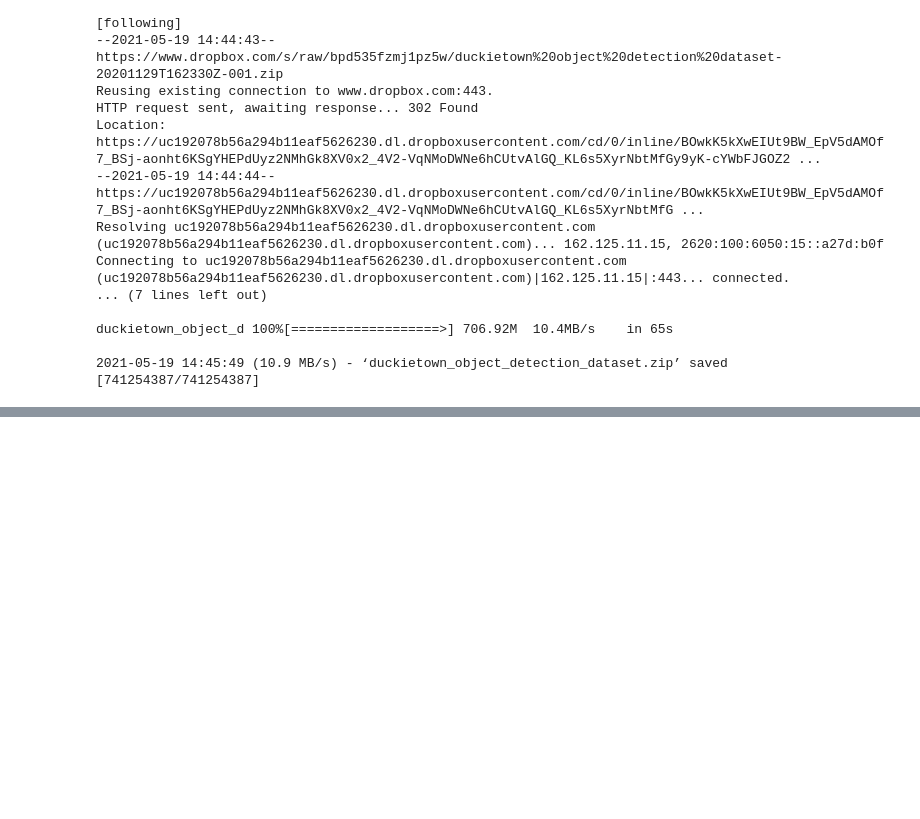
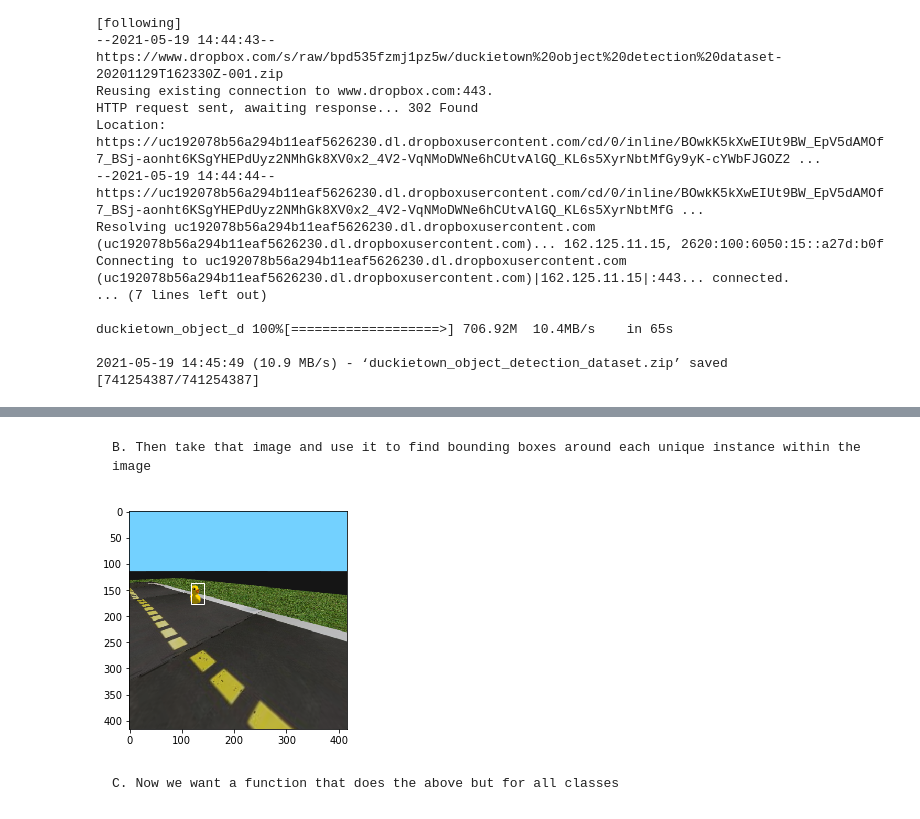
Before and after one commit to olivier-2018/dt-exercises, a Jupyter notebook: mooc-object-detection/solution/02-Setup-Data-Collection/setup.ipynb, the cells around one changed output, grey strips where cells are left out. Cells and saved outputs as stored; diff of their text form; code cells hidden in the pictures; blank space fills up the shorter version.

```diff
--- a/mooc-object-detection/solution/02-Setup-Data-Collection/setup.ipynb
+++ b/mooc-object-detection/solution/02-Setup-Data-Collection/setup.ipynb
@@ -276,0 +291,37 @@ TODO: insert function definition
+# %% [markdown]
+    B. Then take that image and use it to find bounding boxes around each unique instance within the image
+# %%
+def find_all_bboxes(mask):
+    gray = mask.astype("uint8")
+    gray[mask == True] = 255
+    gray[mask == False] = 0
+
+    contours, hierarchy = cv2.findContours(gray, cv2.RETR_TREE, cv2.CHAIN_APPROX_SIMPLE)[-2:]
+
+    boxes = []
+    for index, cnt in enumerate(contours):
+        if hierarchy[0,index,3] != -1:
+            continue
+
+        x, y, w, h = cv2.boundingRect(cnt)
+        boxes.append([x,y,w+x,h+y])
+
+    boxes = np.array(boxes)
+
+    return boxes
+# %%
+def show_image_with_boxes(img, boxes):
+    import matplotlib.patches as patches
+    fig, ax = plt.subplots()
+    ax.imshow(img)
+    for box in boxes:
+        rect = patches.Rectangle((box[0], box[2]), box[1]-box[0], box[3]-box[2], linewidth=1, edgecolor='w', facecolor='none')
+        ax.add_patch(rect)
+    plt.show()
+# %%
+boxes = find_all_bboxes(duckie_masked_image)
+show_image_with_boxes(obs,boxes)
+# %% [output]
+[figure, added]
+# %% [markdown]
+    C. Now we want a function that does the above but for all classes
```
Also changed, not shown: parts of 14 cells of this notebook, 5 other files.
